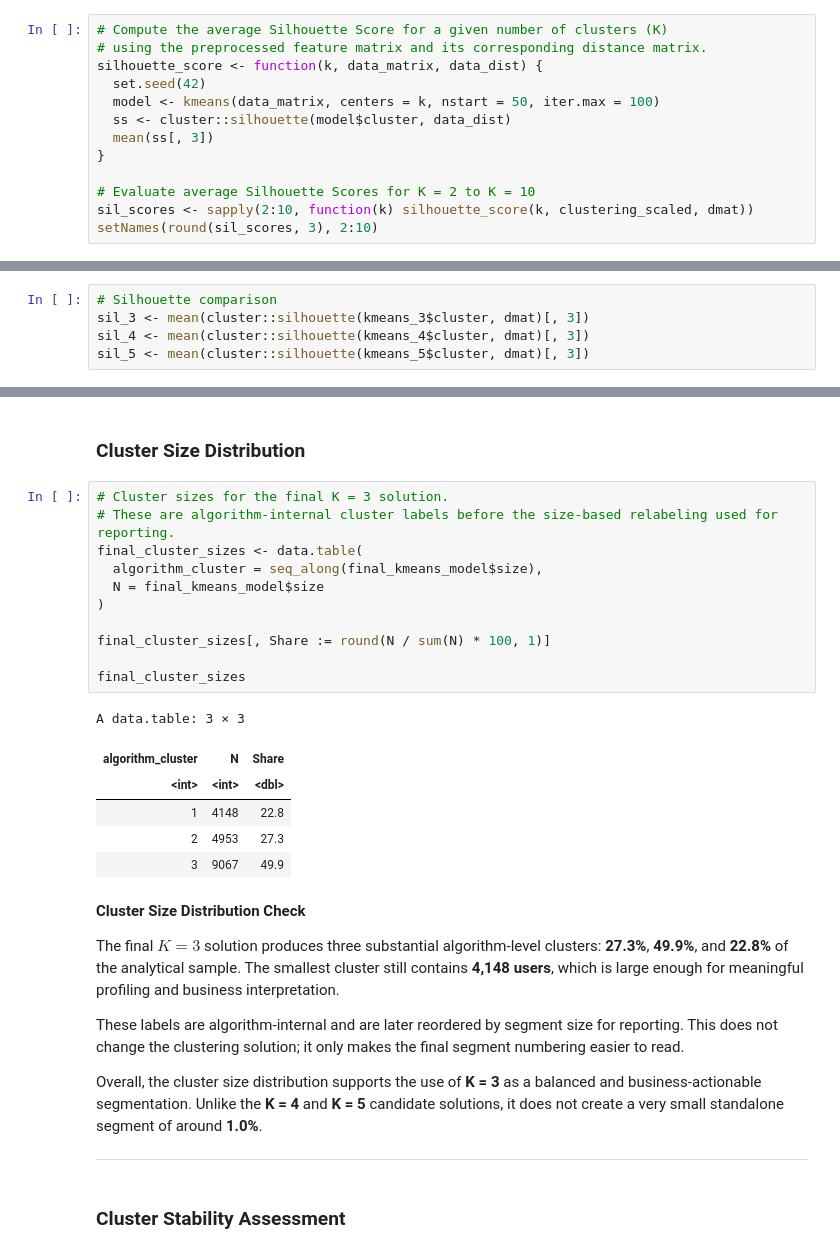
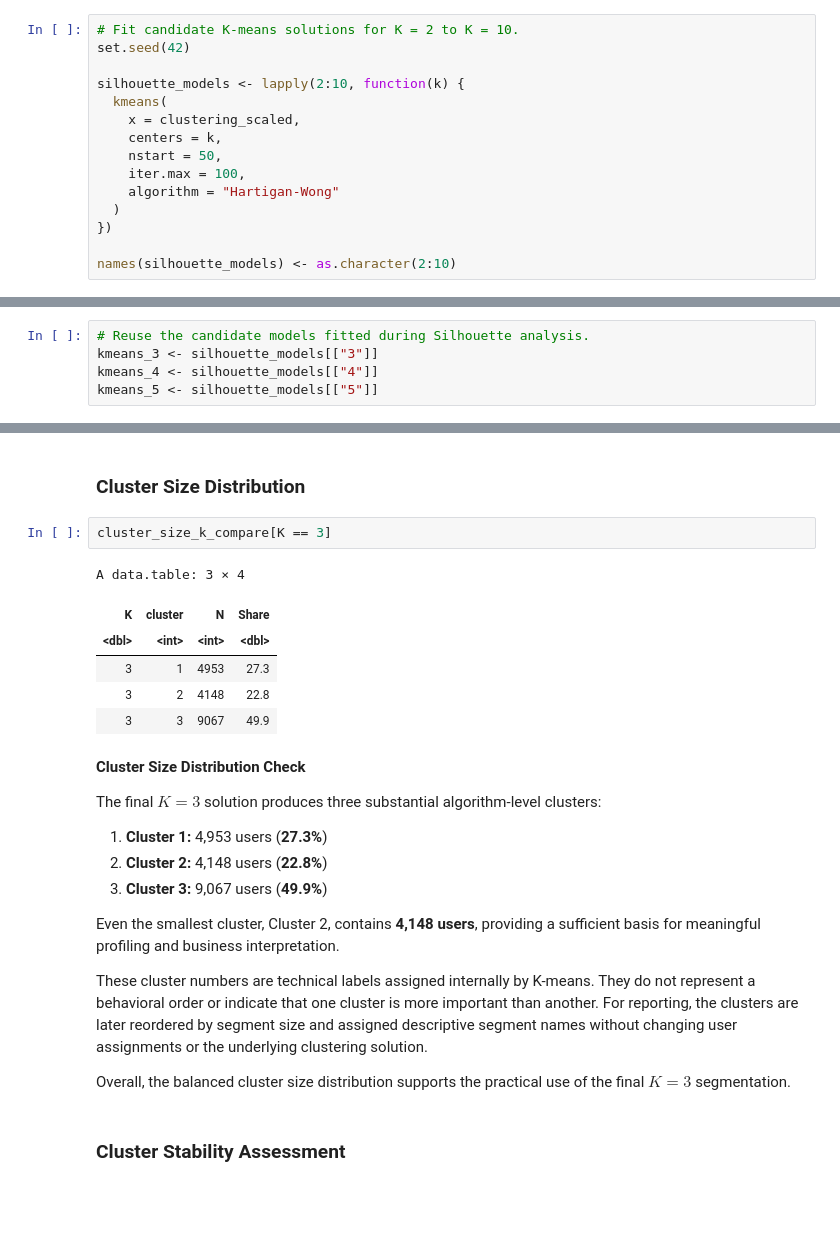
Before and after one commit to Safonovanastya87/stepik-product-analytics-completion-risk-ml, a Jupyter notebook: notebooks/02_behavioral_segmentation.ipynb, the cells around one changed output, grey strips where cells are left out. Saved outputs shown, nothing was run; the diff lists cells and outputs as text; blank space fills up the shorter version.

Commit message:
Refactor modeling notebook and align validation output

```diff
--- a/notebooks/02_behavioral_segmentation.ipynb
+++ b/notebooks/02_behavioral_segmentation.ipynb
@@ -804,15 +793,17 @@ The candidate solutions are compared using Silhouette Score, cluster size distri
 # Compute a common distance matrix for silhouette-based comparison
 dmat <- dist(clustering_scaled)
 # %%
-# Compute the average Silhouette Score for a given number of clusters (K)
-# using the preprocessed feature matrix and its corresponding distance matrix.
-silhouette_score <- function(k, data_matrix, data_dist) {
-  set.seed(42)
-  model <- kmeans(data_matrix, centers = k, nstart = 50, iter.max = 100)
-  ss <- cluster::silhouette(model$cluster, data_dist)
-  mean(ss[, 3])
-}
+# Fit candidate K-means solutions for K = 2 to K = 10.
+set.seed(42)
 
-# Evaluate average Silhouette Scores for K = 2 to K = 10
-sil_scores <- sapply(2:10, function(k) silhouette_score(k, clustering_scaled, dmat))
-setNames(round(sil_scores, 3), 2:10)
+silhouette_models <- lapply(2:10, function(k) {
+  kmeans(
+    x = clustering_scaled,
+    centers = k,
+    nstart = 50,
+    iter.max = 100,
+    algorithm = "Hartigan-Wong"
+  )
+})
+
+names(silhouette_models) <- as.character(2:10)
@@ -861,5 +841,5 @@ kmeans_5 <- kmeans(
 # %%
-# Silhouette comparison
-sil_3 <- mean(cluster::silhouette(kmeans_3$cluster, dmat)[, 3])
-sil_4 <- mean(cluster::silhouette(kmeans_4$cluster, dmat)[, 3])
-sil_5 <- mean(cluster::silhouette(kmeans_5$cluster, dmat)[, 3])
+# Reuse the candidate models fitted during Silhouette analysis.
+kmeans_3 <- silhouette_models[["3"]]
+kmeans_4 <- silhouette_models[["4"]]
+kmeans_5 <- silhouette_models[["5"]]
@@ -944,33 +945,28 @@ final_kmeans_model <- kmeans_3
 # %% [markdown]
 ### Cluster Size Distribution
 # %%
-# Cluster sizes for the final K = 3 solution.
-# These are algorithm-internal cluster labels before the size-based relabeling used for reporting.
-final_cluster_sizes <- data.table(
-  algorithm_cluster = seq_along(final_kmeans_model$size),
-  N = final_kmeans_model$size
-)
-
-final_cluster_sizes[, Share := round(N / sum(N) * 100, 1)]
-
-final_cluster_sizes
+cluster_size_k_compare[K == 3]
 # %% [output]
-A data.table: 3 × 3
+A data.table: 3 × 4
-| algorithm_cluster | N | Share |
-| <int> | <int> | <dbl> |
-| 1 | 4148 | 22.8 |
-| 2 | 4953 | 27.3 |
-| 3 | 9067 | 49.9 |
+| K | cluster | N | Share |
+| <dbl> | <int> | <int> | <dbl> |
+| 3 | 1 | 4953 | 27.3 |
+| 3 | 2 | 4148 | 22.8 |
+| 3 | 3 | 9067 | 49.9 |
 # %% [markdown]
 **Cluster Size Distribution Check**
 
-The final $K = 3$ solution produces three substantial algorithm-level clusters: **27.3%**, **49.9%**, and **22.8%** of the analytical sample. The smallest cluster still contains **4,148 users**, which is large enough for meaningful profiling and business interpretation.
+The final $K = 3$ solution produces three substantial algorithm-level clusters:
 
-These labels are algorithm-internal and are later reordered by segment size for reporting. This does not change the clustering solution; it only makes the final segment numbering easier to read.
+1. **Cluster 1:** 4,953 users (**27.3%**)
+2. **Cluster 2:** 4,148 users (**22.8%**)
+3. **Cluster 3:** 9,067 users (**49.9%**)
 
-Overall, the cluster size distribution supports the use of **K = 3** as a balanced and business-actionable segmentation. Unlike the **K = 4** and **K = 5** candidate solutions, it does not create a very small standalone segment of around **1.0%**.
+Even the smallest cluster, Cluster 2, contains **4,148 users**, providing a sufficient basis for meaningful profiling and business interpretation.
 
----
+These cluster numbers are technical labels assigned internally by K-means. They do not represent a behavioral order or indicate that one cluster is more important than another. For reporting, the clusters are later reordered by segment size and assigned descriptive segment names without changing user assignments or the underlying clustering solution.
+
+Overall, the balanced cluster size distribution supports the practical use of the final $K = 3$ segmentation.
 # %% [markdown]
 ### Cluster Stability Assessment
 # %%
```
Also changed, not shown: parts of 39 cells of this notebook, 2 other files.
